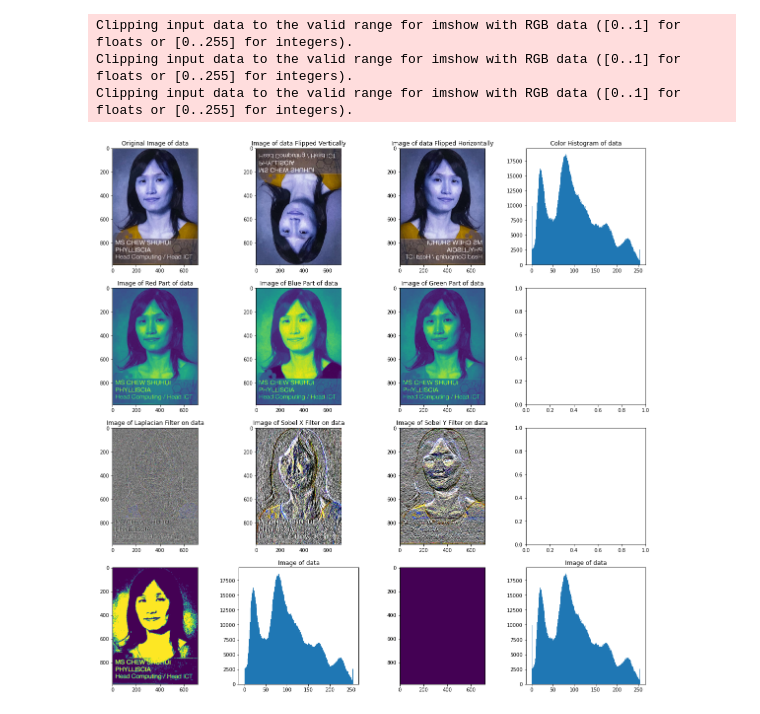
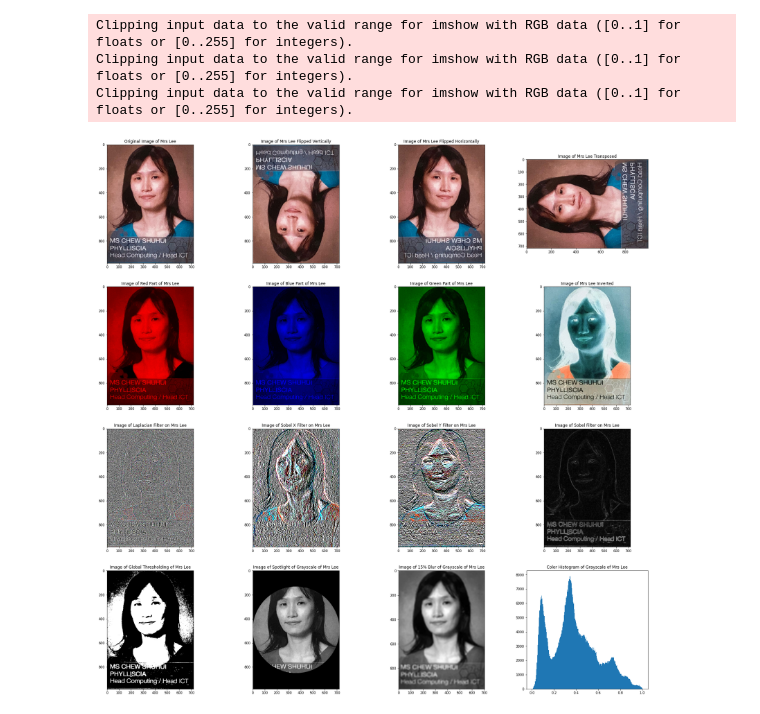
Before and after one commit to M22504/starday_data_analysis, a Jupyter notebook: Not Starday Gift.ipynb, the cells around one changed output. Cells and saved outputs as stored; diff of their text form; code cells hidden in the pictures.

```diff
--- a/Not Starday Gift.ipynb
+++ b/Not Starday Gift.ipynb
@@ -1,13 +1,11 @@
 # %%
+import warnings
+warnings.filterwarnings("ignore")
+
 import matplotlib.pyplot as plt
 import pandas as pd
 import numpy as np
-
-import plotly as py
-import plotly.graph_objs as go
-import plotly.express as px
-
-import bokeh, altair as alt
+plt.rcParams["figure.figsize"] = (16, 8)
 
 import cv2
 from skimage.color import rgb2gray, gray2rgb
@@ -16,12 +14,6 @@ from skimage import filters
 import skimage.io as skio
 from PIL import Image, ImageOps
 
-import h5py
-
-from sklearn.model_selection import train_test_split
-from sklearn.metrics import confusion_matrix
-from sklearn.linear_model import LinearRegression
-
 from scipy import stats
 # %%
 class Image:
@@ -200,0 +195,3 @@ img_obj = Image(im, "data")
+# %%
+img = Image.read("Mrs Lee.jpeg")
+img
@@ -201,7 +201,7 @@ img_obj = Image(im, "data")
 # %%
-img_obj.createImageReport()
+img.createImageReport()
 # %% [output]
 Clipping input data to the valid range for imshow with RGB data ([0..1] for floats or [0..255] for integers).
 Clipping input data to the valid range for imshow with RGB data ([0..1] for floats or [0..255] for integers).
 Clipping input data to the valid range for imshow with RGB data ([0..1] for floats or [0..255] for integers).
-[figure, old version]
+[figure, new version]
```
Also changed, not shown: parts of 6 cells of this notebook.
